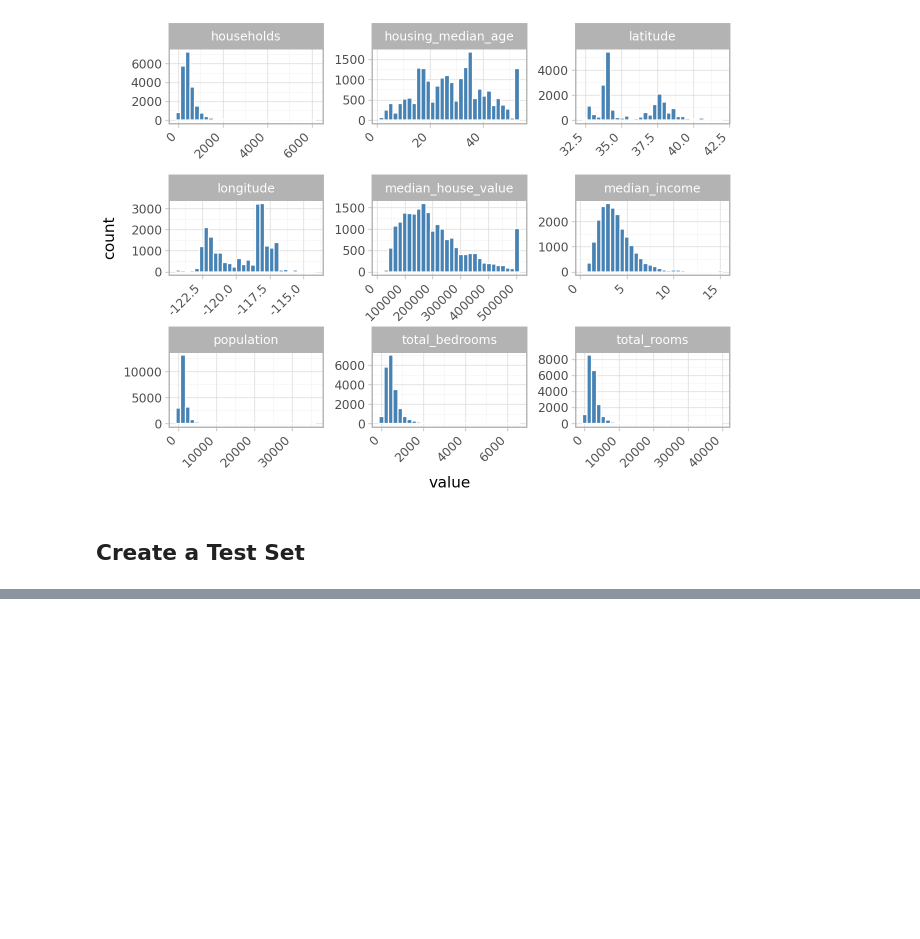
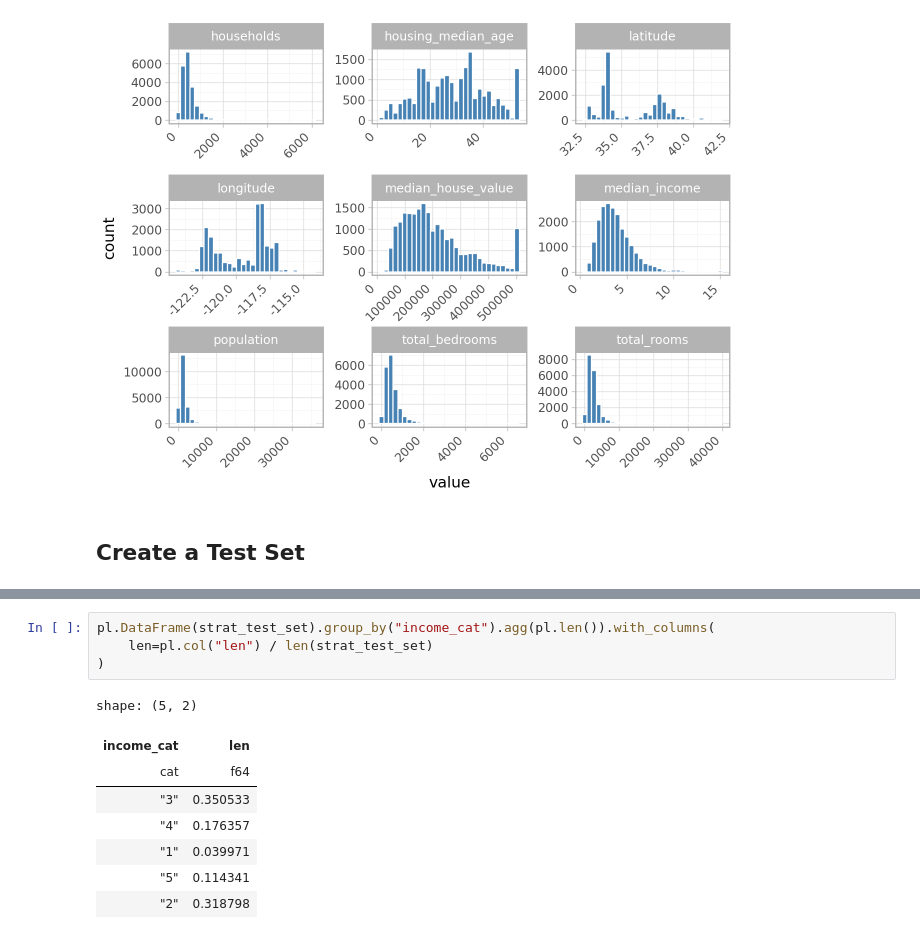
Before and after one commit to Sechi42/homl-study, a Jupyter notebook: 02_end_to_end_machine_learning_project/02_end_to_end_machine_learning_project.ipynb, the cells around one changed output, grey strips where cells are left out. Drawn from its saved outputs; the diff is of its cells as text; blank space fills up the shorter version.

```diff
--- a/02_end_to_end_machine_learning_project/02_end_to_end_machine_learning_project.ipynb
+++ b/02_end_to_end_machine_learning_project/02_end_to_end_machine_learning_project.ipynb
@@ -155,0 +252,13 @@ def shuffle_and_split_data(data, test_ratio, rng):
+# %%
+pl.DataFrame(strat_test_set).group_by("income_cat").agg(pl.len()).with_columns(
+    len=pl.col("len") / len(strat_test_set)
+)
+# %% [output]
+shape: (5, 2)
+| income_cat | len |
+| cat | f64 |
+| "3" | 0.350533 |
+| "4" | 0.176357 |
+| "1" | 0.039971 |
+| "5" | 0.114341 |
+| "2" | 0.318798 |
```
Also changed, not shown: parts of 14 cells of this notebook, 1 other file.
